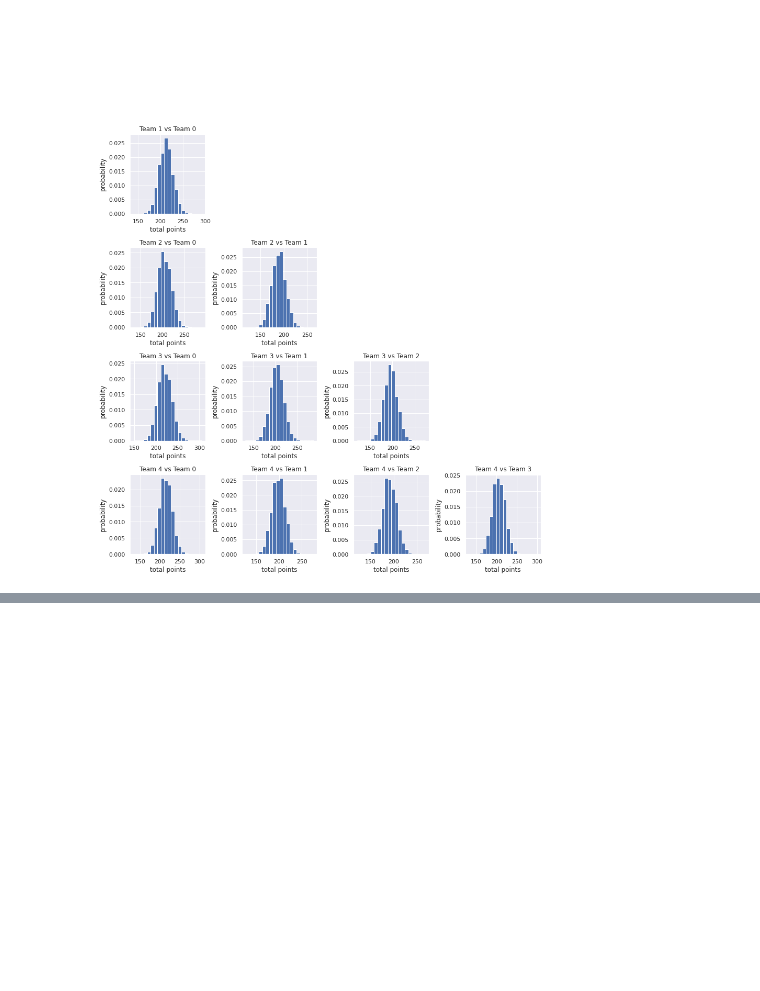
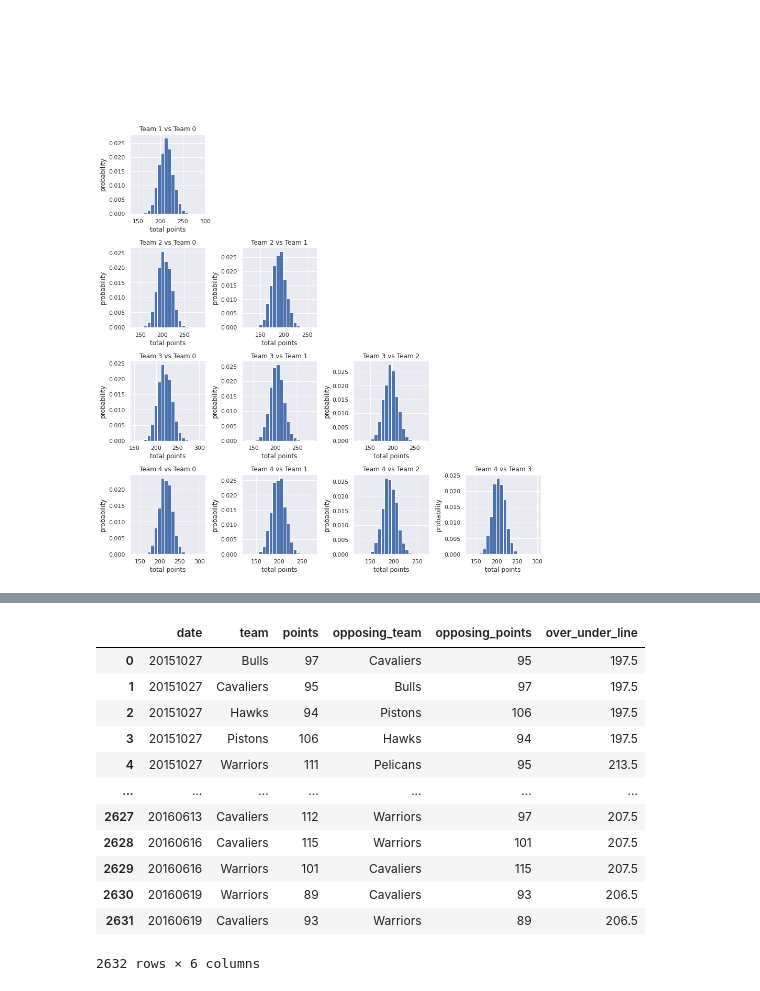
Before and after one commit to erdos2020nbaou/nba_ou_jam, a Jupyter notebook: Bayes/NBA_Jam_Bayes_New.ipynb, the cells around one changed output, grey strips where cells are left out. Saved outputs shown, nothing was run; the diff lists cells and outputs as text; code cells hidden in the pictures; blank space fills up the shorter version.

Commit message:
merged dataframes so we have overunder line. Working on functionality to predict a new game. Still not sure how to test model performance

```diff
--- a/Bayes/NBA_Jam_Bayes_New.ipynb
+++ b/Bayes/NBA_Jam_Bayes_New.ipynb
@@ -509,0 +514,18 @@ plt.show()
+# %%
+ou_df = pd.read_csv('../nba_data/sdql_nba_2015.csv')
+ou_df = nba_df.rename(columns={"total": "over_under_line", "o:team": "opposing_team", "o:points": "opposing_points"})
+ou_df
+# %% [output]
+|  | date | team | points | opposing_team | opposing_points | over_under_line |
+| 0 | 20151027 | Bulls | 97 | Cavaliers | 95 | 197.5 |
+| 1 | 20151027 | Cavaliers | 95 | Bulls | 97 | 197.5 |
+| 2 | 20151027 | Hawks | 94 | Pistons | 106 | 197.5 |
+| 3 | 20151027 | Pistons | 106 | Hawks | 94 | 197.5 |
+| 4 | 20151027 | Warriors | 111 | Pelicans | 95 | 213.5 |
+| ... | ... | ... | ... | ... | ... | ... |
+| 2627 | 20160613 | Cavaliers | 112 | Warriors | 97 | 207.5 |
+| 2628 | 20160616 | Cavaliers | 115 | Warriors | 101 | 207.5 |
+| 2629 | 20160616 | Warriors | 101 | Cavaliers | 115 | 207.5 |
+| 2630 | 20160619 | Warriors | 89 | Cavaliers | 93 | 206.5 |
+| 2631 | 20160619 | Cavaliers | 93 | Warriors | 89 | 206.5 |
+2632 rows × 6 columns
```
Also changed, not shown: parts of 8 cells of this notebook.
